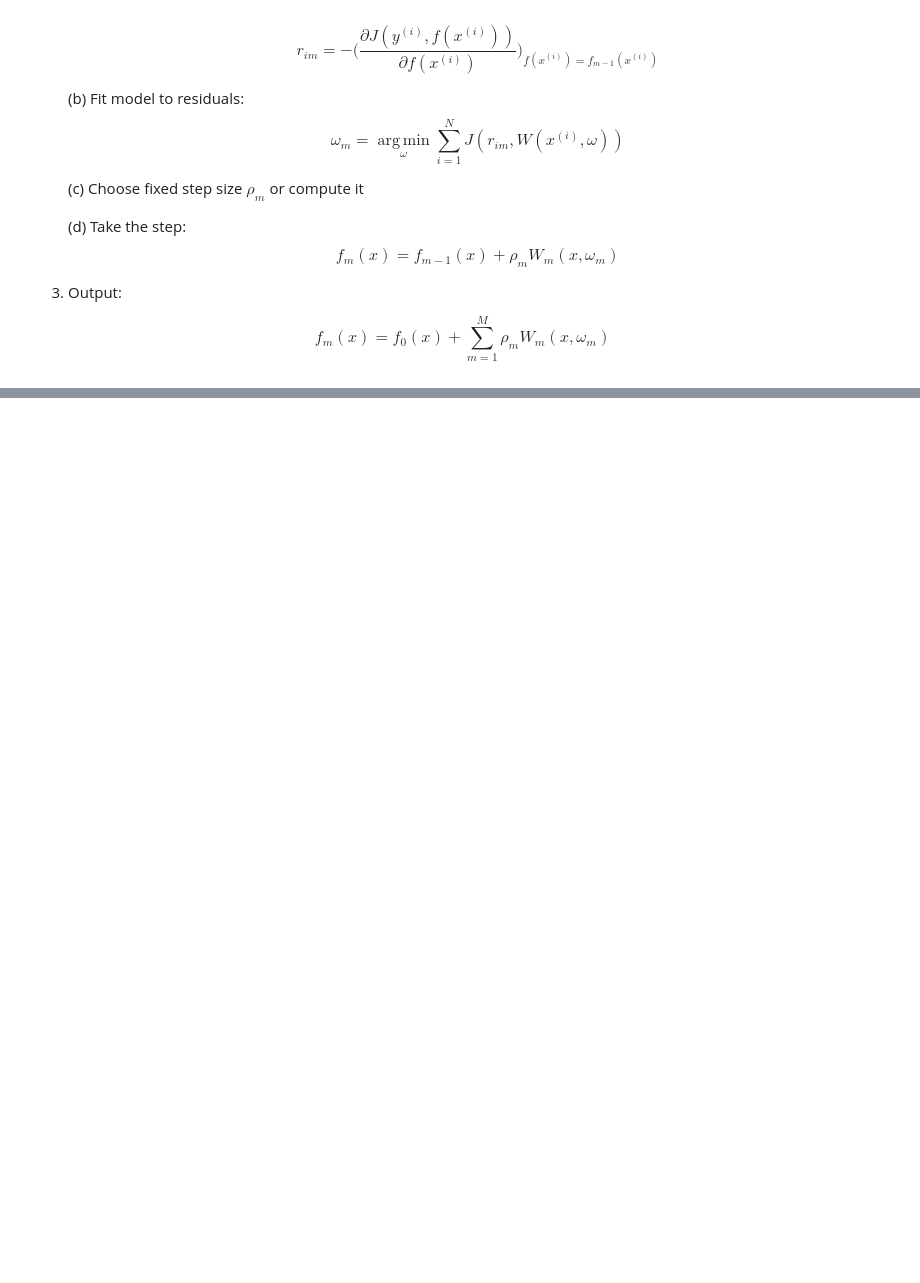
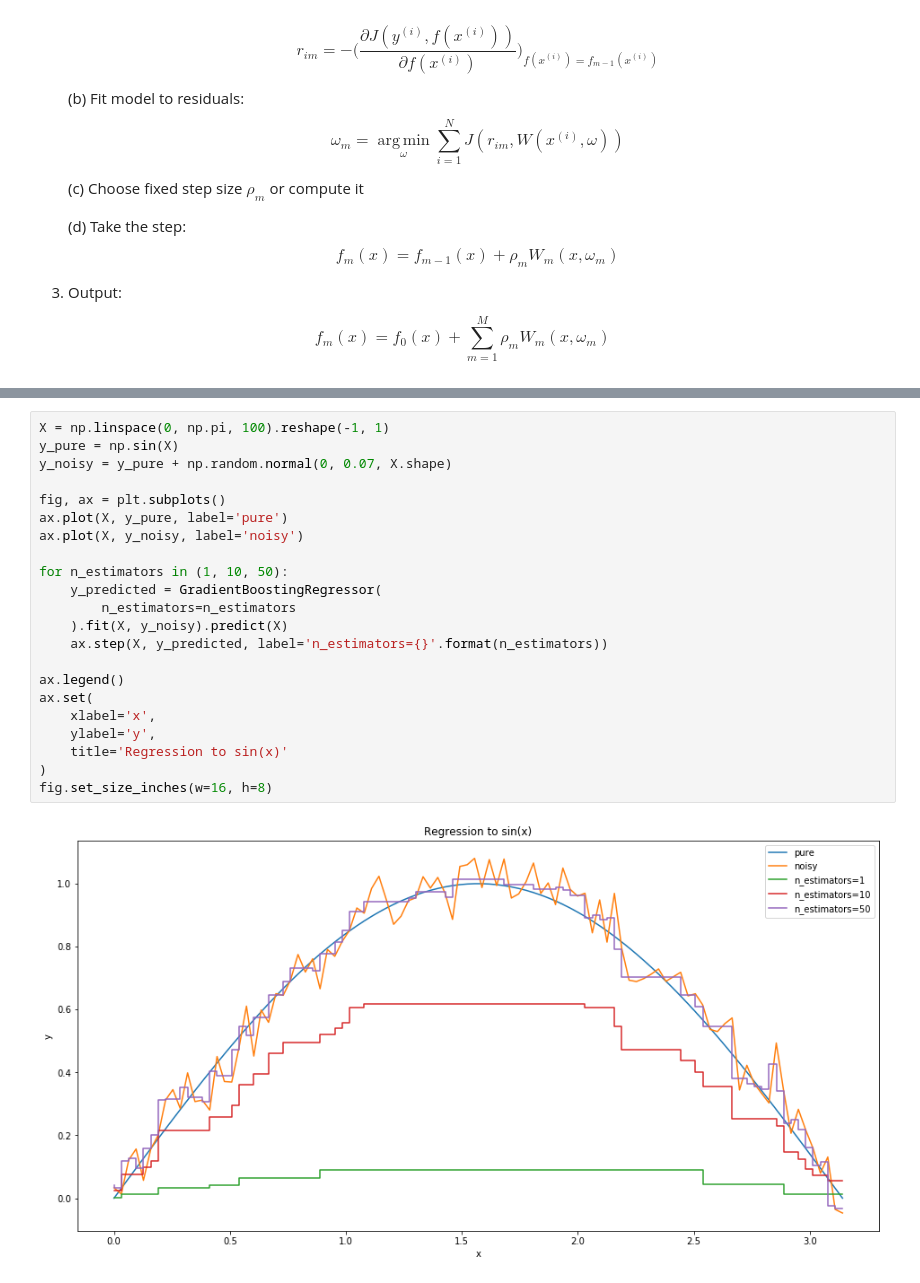
Before and after one commit to mbajer42/intro-python-ml, a Jupyter notebook: part-05-gradient-boosting.ipynb, the cells around one changed output, grey strips where cells are left out. Cells and saved outputs as stored; diff of their text form; blank space fills up the shorter version.

Commit message:
Added implementation of gbt regression

```diff
--- a/part-05-gradient-boosting.ipynb
+++ b/part-05-gradient-boosting.ipynb
@@ -82,0 +130,24 @@ So, at every step, we try to correct the error
+# %%
+X = np.linspace(0, np.pi, 100).reshape(-1, 1)
+y_pure = np.sin(X)
+y_noisy = y_pure + np.random.normal(0, 0.07, X.shape)
+
+fig, ax = plt.subplots()
+ax.plot(X, y_pure, label='pure')
+ax.plot(X, y_noisy, label='noisy')
+
+for n_estimators in (1, 10, 50):
+    y_predicted = GradientBoostingRegressor(
+        n_estimators=n_estimators
+    ).fit(X, y_noisy).predict(X)
+    ax.step(X, y_predicted, label='n_estimators={}'.format(n_estimators))
+
+ax.legend()
+ax.set(
+    xlabel='x',
+    ylabel='y',
+    title='Regression to sin(x)'
+)
+fig.set_size_inches(w=16, h=8)
+# %% [output]
+[figure, added]
```
Also changed, not shown: parts of 3 cells of this notebook.
